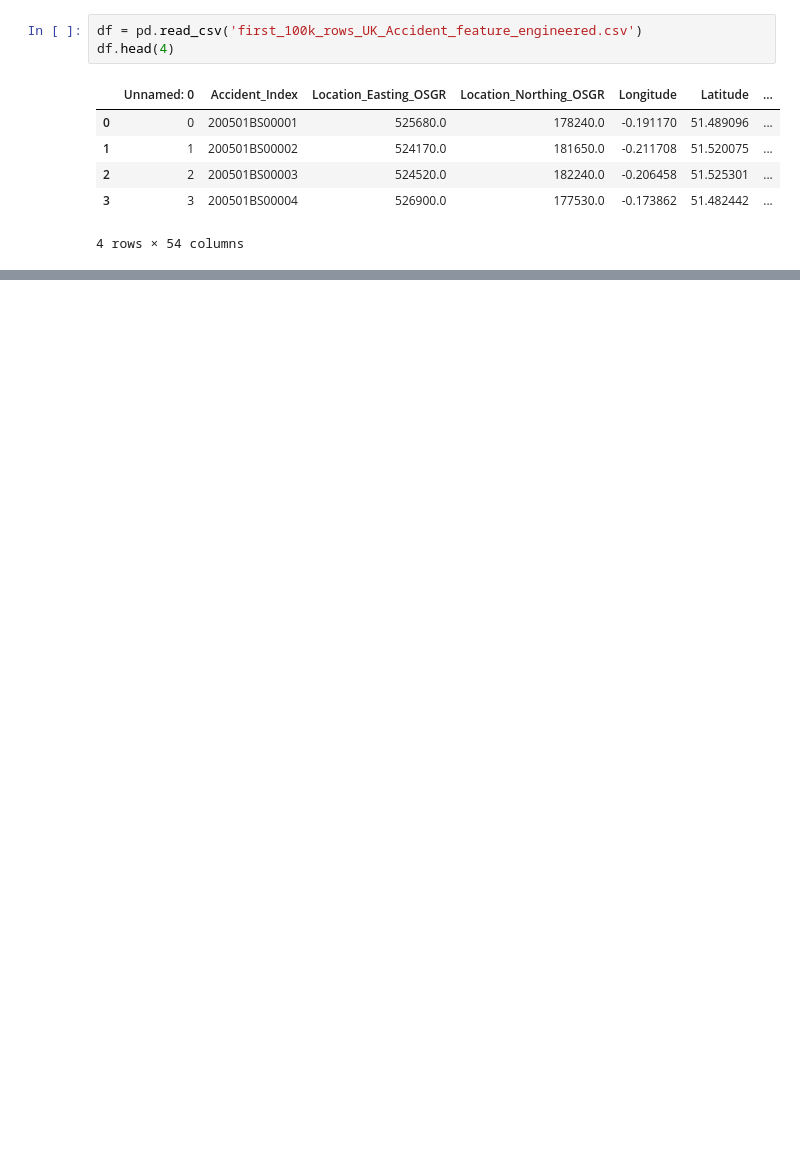
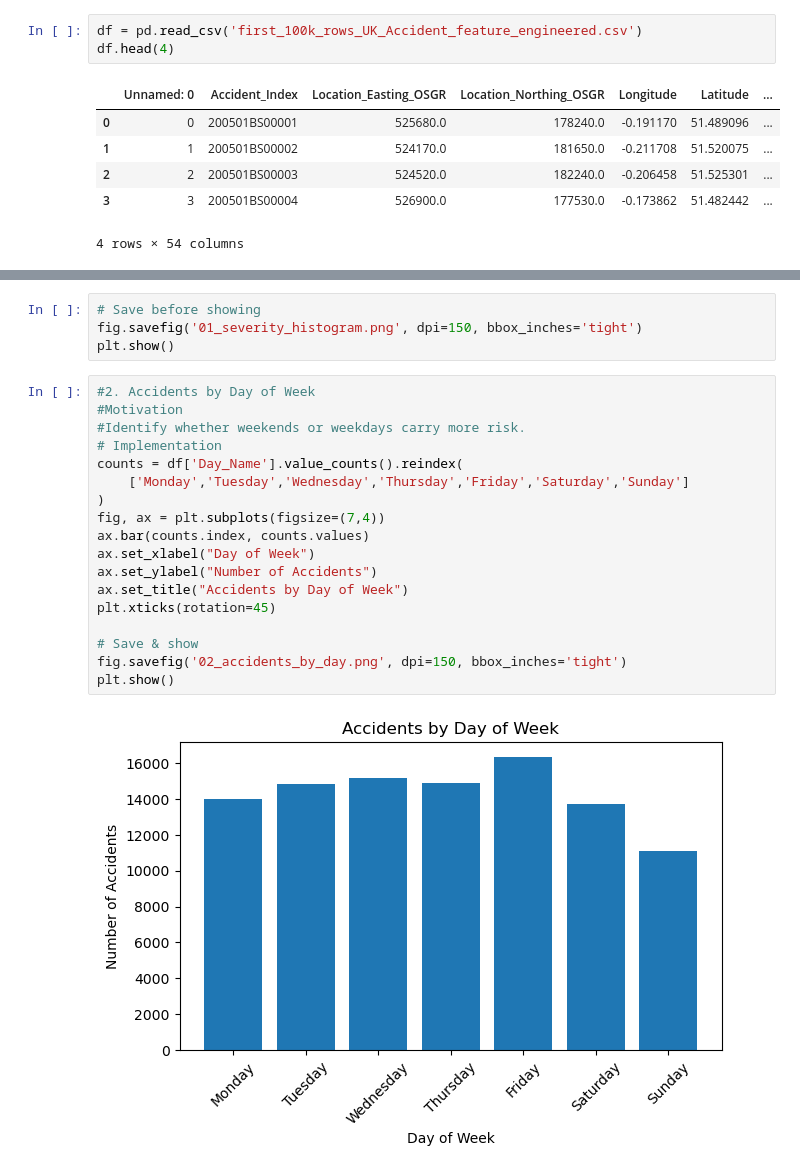
Before and after one commit to Ikpong-Joseph/Visualisation-Coursework2, a Jupyter notebook: head.ipynb, the cells around one changed output, grey strips where cells are left out. Drawn from its saved outputs; the diff is of its cells as text; blank space fills up the shorter version.

```diff
--- a/head.ipynb
+++ b/head.ipynb
@@ -398,0 +402,24 @@ df.head(4)
+# %%
+# Save before showing
+fig.savefig('01_severity_histogram.png', dpi=150, bbox_inches='tight')
+plt.show()
+# %%
+#2. Accidents by Day of Week
+#Motivation
+#Identify whether weekends or weekdays carry more risk.
+# Implementation
+counts = df['Day_Name'].value_counts().reindex(
+    ['Monday','Tuesday','Wednesday','Thursday','Friday','Saturday','Sunday']
+)
+fig, ax = plt.subplots(figsize=(7,4))
+ax.bar(counts.index, counts.values)
+ax.set_xlabel("Day of Week")
+ax.set_ylabel("Number of Accidents")
+ax.set_title("Accidents by Day of Week")
+plt.xticks(rotation=45)
+
+# Save & show
+fig.savefig('02_accidents_by_day.png', dpi=150, bbox_inches='tight')
+plt.show()
+# %% [output]
+[figure, added]
```
Also changed, not shown: parts of 13 cells of this notebook, 1 other file.
